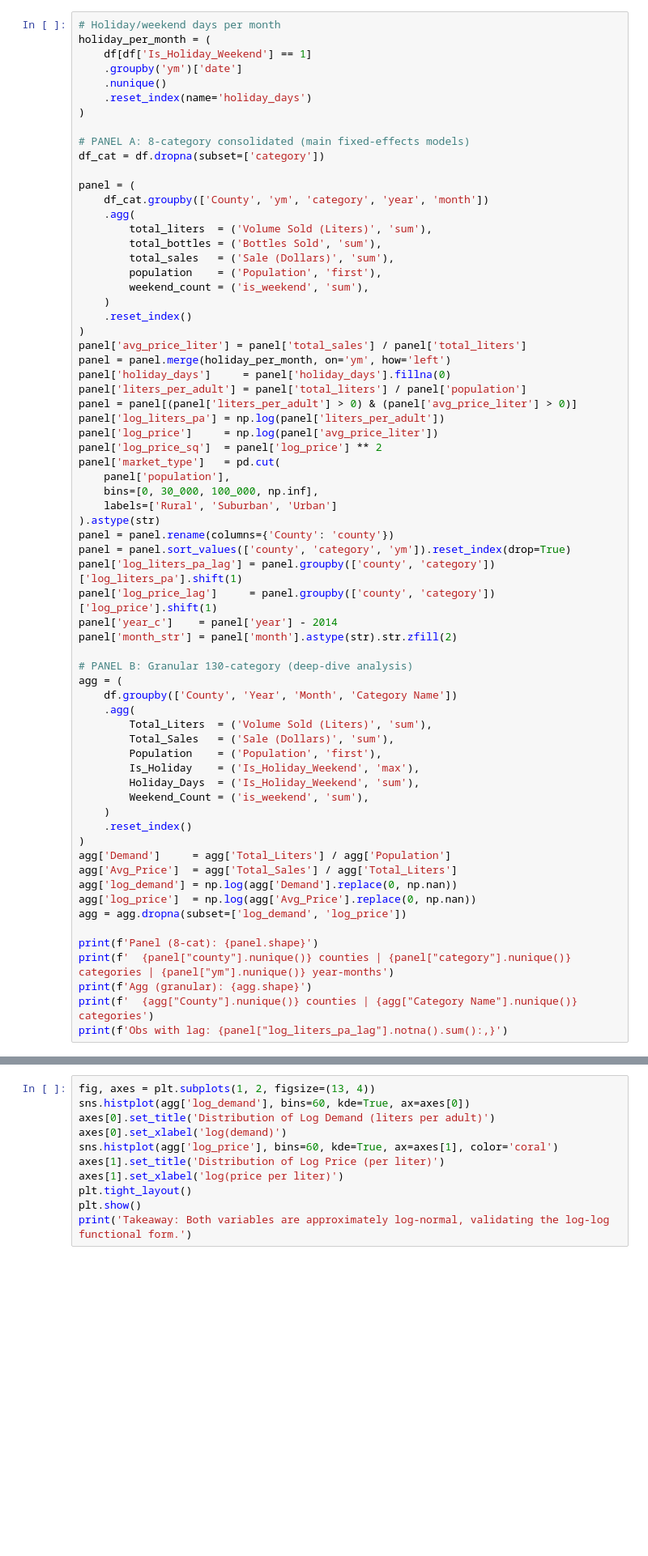
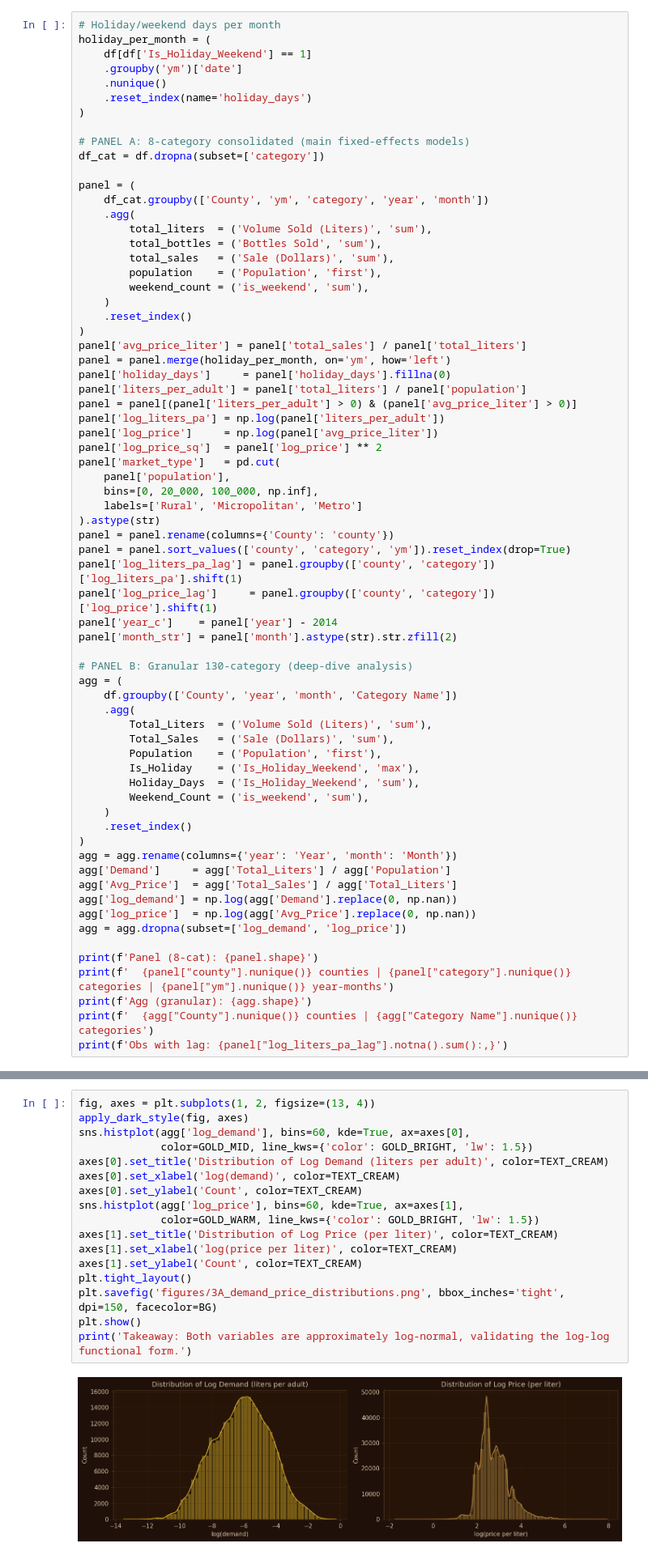
Before and after one commit to ajuare5/iowa-liquor-sales-analytics, a Jupyter notebook: iowa_liquor_demand_analysis.ipynb, the cells around one changed output, grey strips where cells are left out. Shown at 81% size. Saved outputs shown, nothing was run; the diff lists cells and outputs as text; blank space fills up the shorter version.

Commit message:
Updated figures

```diff
--- a/iowa_liquor_demand_analysis.ipynb
+++ b/iowa_liquor_demand_analysis.ipynb
@@ -179,8 +227,8 @@ panel['log_price']     = np.log(panel['avg_price_liter'])
 panel['log_price_sq']  = panel['log_price'] ** 2
 panel['market_type']   = pd.cut(
     panel['population'],
-    bins=[0, 30_000, 100_000, np.inf],
-    labels=['Rural', 'Suburban', 'Urban']
+    bins=[0, 20_000, 100_000, np.inf],
+    labels=['Rural', 'Micropolitan', 'Metro']
 ).astype(str)
 panel = panel.rename(columns={'County': 'county'})
 panel = panel.sort_values(['county', 'category', 'ym']).reset_index(drop=True)
@@ -191,7 +239,7 @@ panel['month_str'] = panel['month'].astype(str).str.zfill(2)
 
 # PANEL B: Granular 130-category (deep-dive analysis)
 agg = (
-    df.groupby(['County', 'Year', 'Month', 'Category Name'])
+    df.groupby(['County', 'year', 'month', 'Category Name'])
     .agg(
         Total_Liters  = ('Volume Sold (Liters)', 'sum'),
         Total_Sales   = ('Sale (Dollars)', 'sum'),
@@ -202,6 +250,7 @@ agg = (
     )
     .reset_index()
 )
+agg = agg.rename(columns={'year': 'Year', 'month': 'Month'})
 agg['Demand']     = agg['Total_Liters'] / agg['Population']
 agg['Avg_Price']  = agg['Total_Sales'] / agg['Total_Liters']
 agg['log_demand'] = np.log(agg['Demand'].replace(0, np.nan))
@@ -220,12 +275,20 @@ print(f'Obs with lag: {panel["log_liters_pa_lag"].notna().sum():,}')
 ## 3A. Price and Demand Distributions
 # %%
 fig, axes = plt.subplots(1, 2, figsize=(13, 4))
-sns.histplot(agg['log_demand'], bins=60, kde=True, ax=axes[0])
-axes[0].set_title('Distribution of Log Demand (liters per adult)')
-axes[0].set_xlabel('log(demand)')
-sns.histplot(agg['log_price'], bins=60, kde=True, ax=axes[1], color='coral')
-axes[1].set_title('Distribution of Log Price (per liter)')
-axes[1].set_xlabel('log(price per liter)')
+apply_dark_style(fig, axes)
+sns.histplot(agg['log_demand'], bins=60, kde=True, ax=axes[0],
+             color=GOLD_MID, line_kws={'color': GOLD_BRIGHT, 'lw': 1.5})
+axes[0].set_title('Distribution of Log Demand (liters per adult)', color=TEXT_CREAM)
+axes[0].set_xlabel('log(demand)', color=TEXT_CREAM)
+axes[0].set_ylabel('Count', color=TEXT_CREAM)
+sns.histplot(agg['log_price'], bins=60, kde=True, ax=axes[1],
+             color=GOLD_WARM, line_kws={'color': GOLD_BRIGHT, 'lw': 1.5})
+axes[1].set_title('Distribution of Log Price (per liter)', color=TEXT_CREAM)
+axes[1].set_xlabel('log(price per liter)', color=TEXT_CREAM)
+axes[1].set_ylabel('Count', color=TEXT_CREAM)
 plt.tight_layout()
+plt.savefig('figures/3A_demand_price_distributions.png', bbox_inches='tight', dpi=150, facecolor=BG)
 plt.show()
 print('Takeaway: Both variables are approximately log-normal, validating the log-log functional form.')
+# %% [output]
+[figure, added]
```
Also changed, not shown: parts of 37 cells of this notebook.
